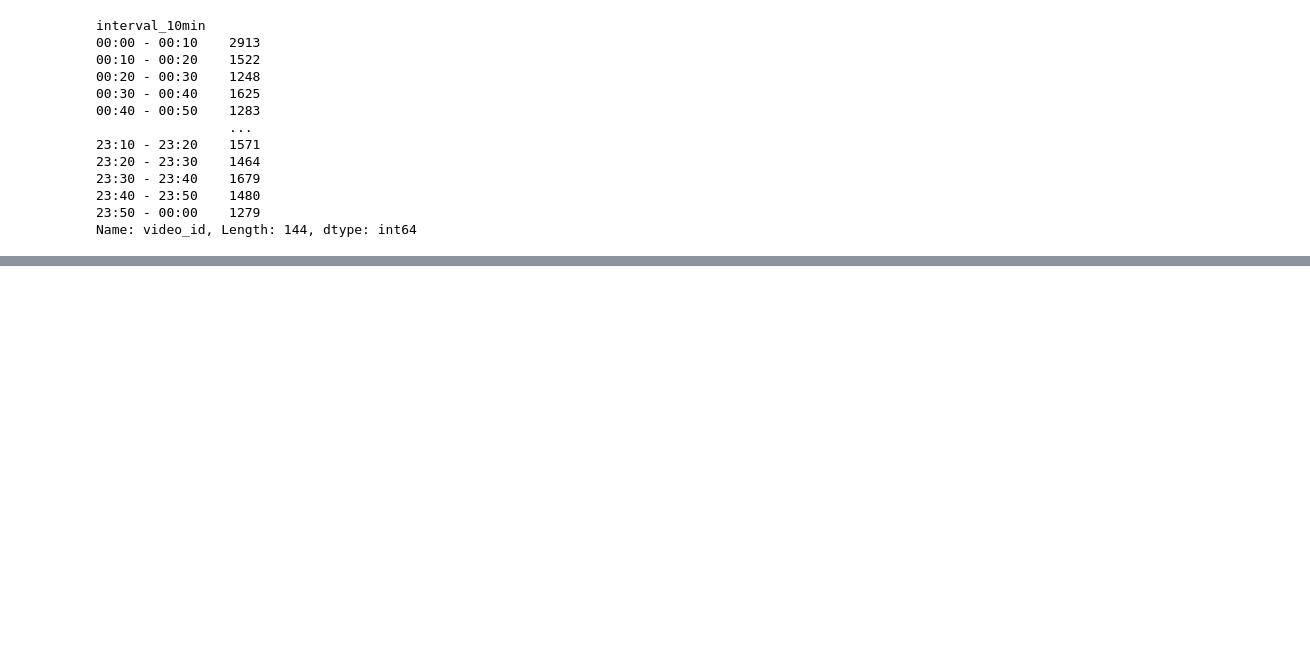
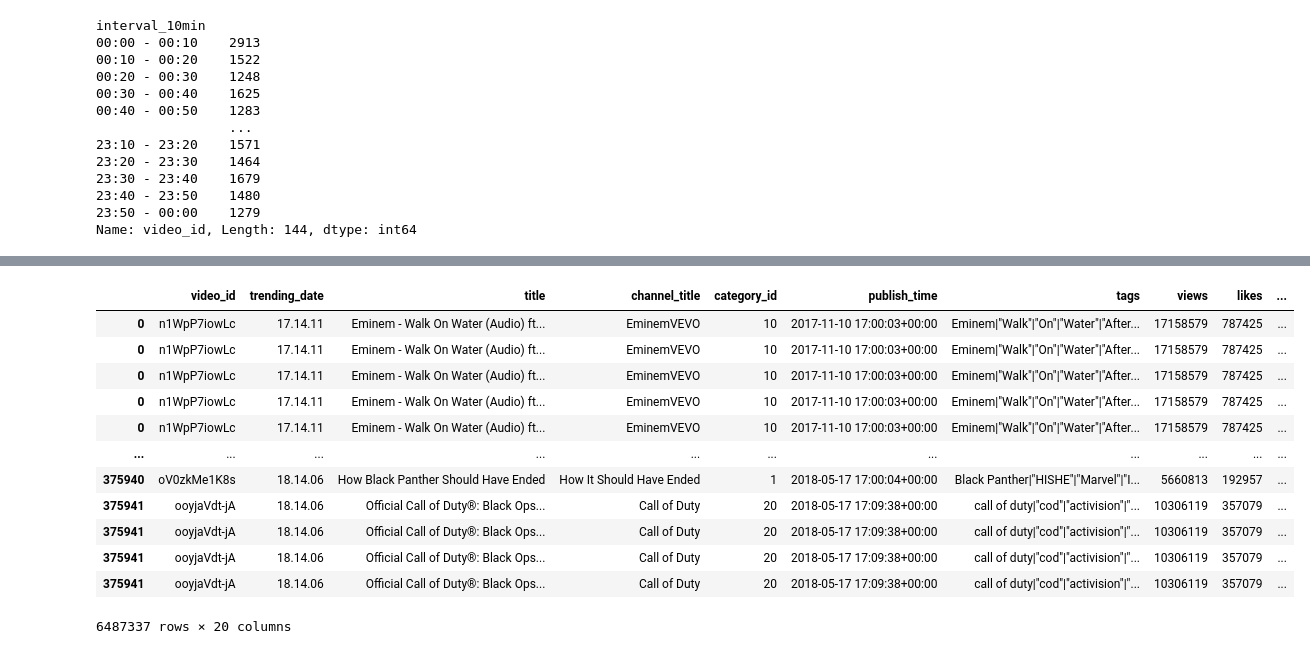
Before and after one commit to KevinDex3/Foundations-ComputerScience-Project, a Jupyter notebook: TrendingYoutube.ipynb, the cells around one changed output, grey strips where cells are left out. Saved outputs shown, nothing was run; the diff lists cells and outputs as text; code cells hidden in the pictures; blank space fills up the shorter version.

```diff
--- a/TrendingYoutube.ipynb
+++ b/TrendingYoutube.ipynb
@@ -246,0 +288,5 @@ print("The max number is: " + str(max(num_of_videos)) + " and the min number is
+# %%
+# Transform into a list
+
+df_all["tags_list"] = df_all["tags"].str.split("|")
+df_all
@@ -246,0 +307,17 @@ print("The max number is: " + str(max(num_of_videos)) + " and the min number is
+# %%
+df_exploded = df_all.explode("tags_list")
+df_exploded
+# %% [output]
+|  | video_id | trending_date | title | channel_title | category_id | publish_time | tags | views | likes | ... |
+| 0 | n1WpP7iowLc | 17.14.11 | Eminem - Walk On Water (Audio) ft... | EminemVEVO | 10 | 2017-11-10 17:00:03+00:00 | Eminem|"Walk"|"On"|"Water"|"After... | 17158579 | 787425 | ... |
+| 0 | n1WpP7iowLc | 17.14.11 | Eminem - Walk On Water (Audio) ft... | EminemVEVO | 10 | 2017-11-10 17:00:03+00:00 | Eminem|"Walk"|"On"|"Water"|"After... | 17158579 | 787425 | ... |
+| 0 | n1WpP7iowLc | 17.14.11 | Eminem - Walk On Water (Audio) ft... | EminemVEVO | 10 | 2017-11-10 17:00:03+00:00 | Eminem|"Walk"|"On"|"Water"|"After... | 17158579 | 787425 | ... |
+| 0 | n1WpP7iowLc | 17.14.11 | Eminem - Walk On Water (Audio) ft... | EminemVEVO | 10 | 2017-11-10 17:00:03+00:00 | Eminem|"Walk"|"On"|"Water"|"After... | 17158579 | 787425 | ... |
+| 0 | n1WpP7iowLc | 17.14.11 | Eminem - Walk On Water (Audio) ft... | EminemVEVO | 10 | 2017-11-10 17:00:03+00:00 | Eminem|"Walk"|"On"|"Water"|"After... | 17158579 | 787425 | ... |
+| ... | ... | ... | ... | ... | ... | ... | ... | ... | ... | ... |
+| 375940 | oV0zkMe1K8s | 18.14.06 | How Black Panther Should Have Ended | How It Should Have Ended | 1 | 2018-05-17 17:00:04+00:00 | Black Panther|"HISHE"|"Marvel"|"I... | 5660813 | 192957 | ... |
+| 375941 | ooyjaVdt-jA | 18.14.06 | Official Call of Duty®: Black Ops... | Call of Duty | 20 | 2018-05-17 17:09:38+00:00 | call of duty|"cod"|"activision"|"... | 10306119 | 357079 | ... |
+| 375941 | ooyjaVdt-jA | 18.14.06 | Official Call of Duty®: Black Ops... | Call of Duty | 20 | 2018-05-17 17:09:38+00:00 | call of duty|"cod"|"activision"|"... | 10306119 | 357079 | ... |
+| 375941 | ooyjaVdt-jA | 18.14.06 | Official Call of Duty®: Black Ops... | Call of Duty | 20 | 2018-05-17 17:09:38+00:00 | call of duty|"cod"|"activision"|"... | 10306119 | 357079 | ... |
+| 375941 | ooyjaVdt-jA | 18.14.06 | Official Call of Duty®: Black Ops... | Call of Duty | 20 | 2018-05-17 17:09:38+00:00 | call of duty|"cod"|"activision"|"... | 10306119 | 357079 | ... |
+6487337 rows × 20 columns
```
Also changed, not shown: parts of 9 cells of this notebook.
